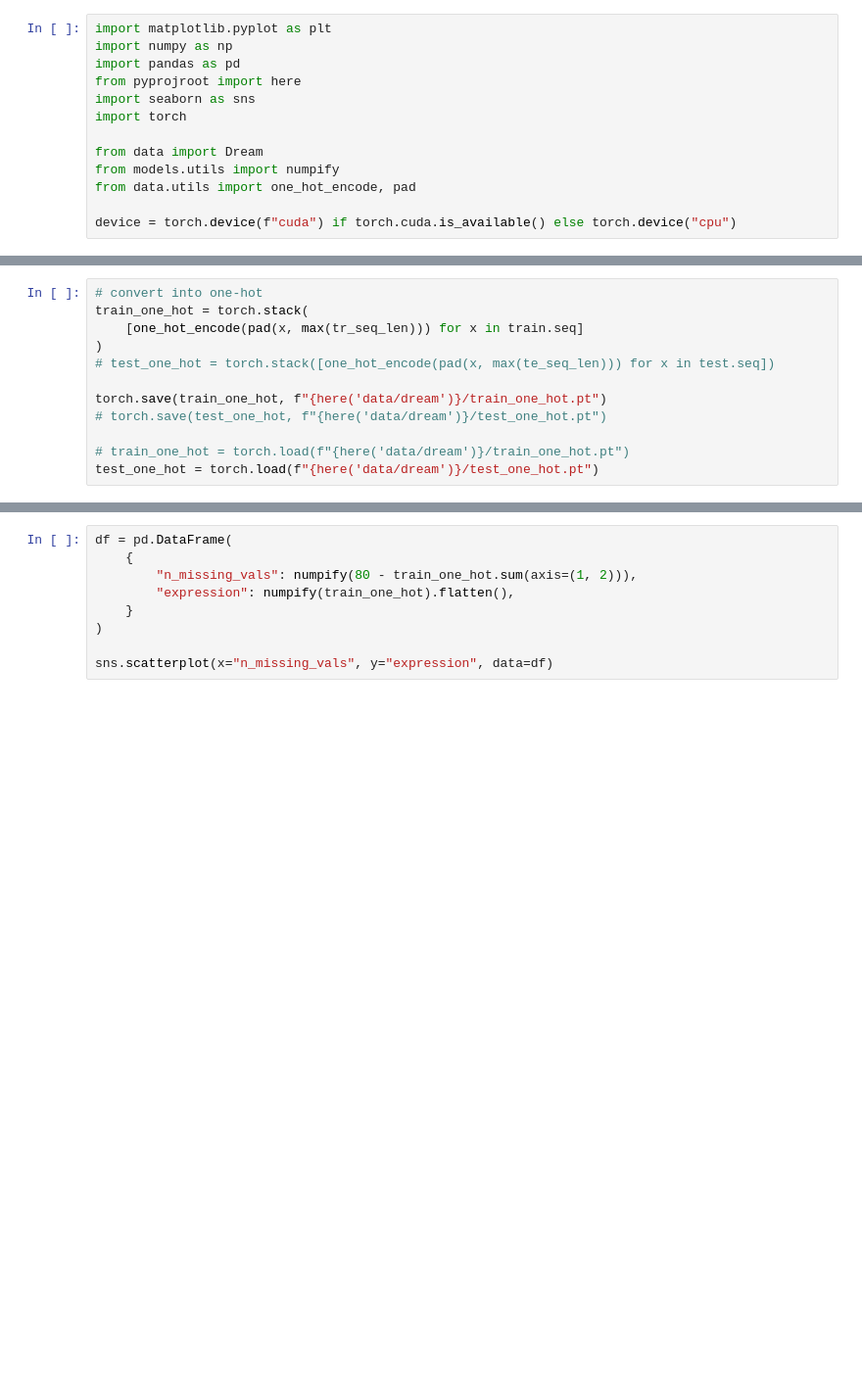
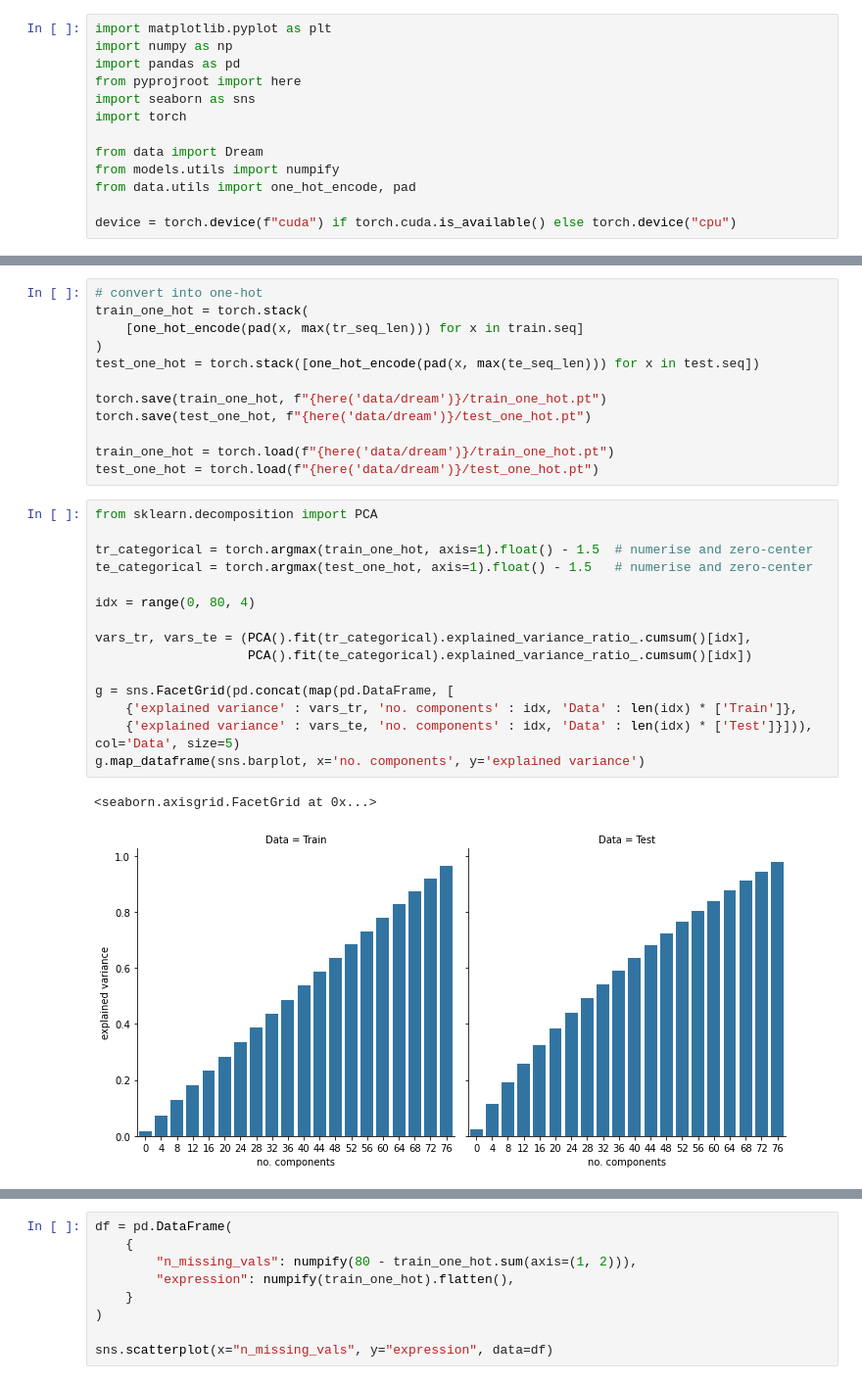
Before and after one commit to hclimente/torchomics, a Jupyter notebook: notebooks/data_exploration.ipynb, the cells around one changed output, grey strips where cells are left out. Shown at 98% size. Drawn from its saved outputs; the diff is of its cells as text; blank space fills up the shorter version.

Commit message:
added pca plot

```diff
--- a/notebooks/data_exploration.ipynb
+++ b/notebooks/data_exploration.ipynb
@@ -49,13 +59,31 @@ print(f"Test: max length={max(te_seq_len)}; min length={min(te_seq_len)}")
 train_one_hot = torch.stack(
     [one_hot_encode(pad(x, max(tr_seq_len))) for x in train.seq]
 )
-# test_one_hot = torch.stack([one_hot_encode(pad(x, max(te_seq_len))) for x in test.seq])
+test_one_hot = torch.stack([one_hot_encode(pad(x, max(te_seq_len))) for x in test.seq])
 
 torch.save(train_one_hot, f"{here('data/dream')}/train_one_hot.pt")
-# torch.save(test_one_hot, f"{here('data/dream')}/test_one_hot.pt")
+torch.save(test_one_hot, f"{here('data/dream')}/test_one_hot.pt")
 
-# train_one_hot = torch.load(f"{here('data/dream')}/train_one_hot.pt")
+train_one_hot = torch.load(f"{here('data/dream')}/train_one_hot.pt")
 test_one_hot = torch.load(f"{here('data/dream')}/test_one_hot.pt")
+# %%
+from sklearn.decomposition import PCA
+
+tr_categorical = torch.argmax(train_one_hot, axis=1).float() - 1.5  # numerise and zero-center
+te_categorical = torch.argmax(test_one_hot, axis=1).float() - 1.5   # numerise and zero-center
+
+idx = range(0, 80, 4)
+
+vars_tr, vars_te = (PCA().fit(tr_categorical).explained_variance_ratio_.cumsum()[idx],
+                    PCA().fit(te_categorical).explained_variance_ratio_.cumsum()[idx])
+
+g = sns.FacetGrid(pd.concat(map(pd.DataFrame, [
+    {'explained variance' : vars_tr, 'no. components' : idx, 'Data' : len(idx) * ['Train']},
+    {'explained variance' : vars_te, 'no. components' : idx, 'Data' : len(idx) * ['Test']}])), col='Data', size=5)
+g.map_dataframe(sns.barplot, x='no. components', y='explained variance')
+# %% [output]
+<seaborn.axisgrid.FacetGrid at 0x...>
+[figure, added]
 # %%
 # study nucleotide frequencies
 def plot_nt_freq(seqs, **plt_kwargs):
```
Also changed, not shown: parts of 6 cells of this notebook.
